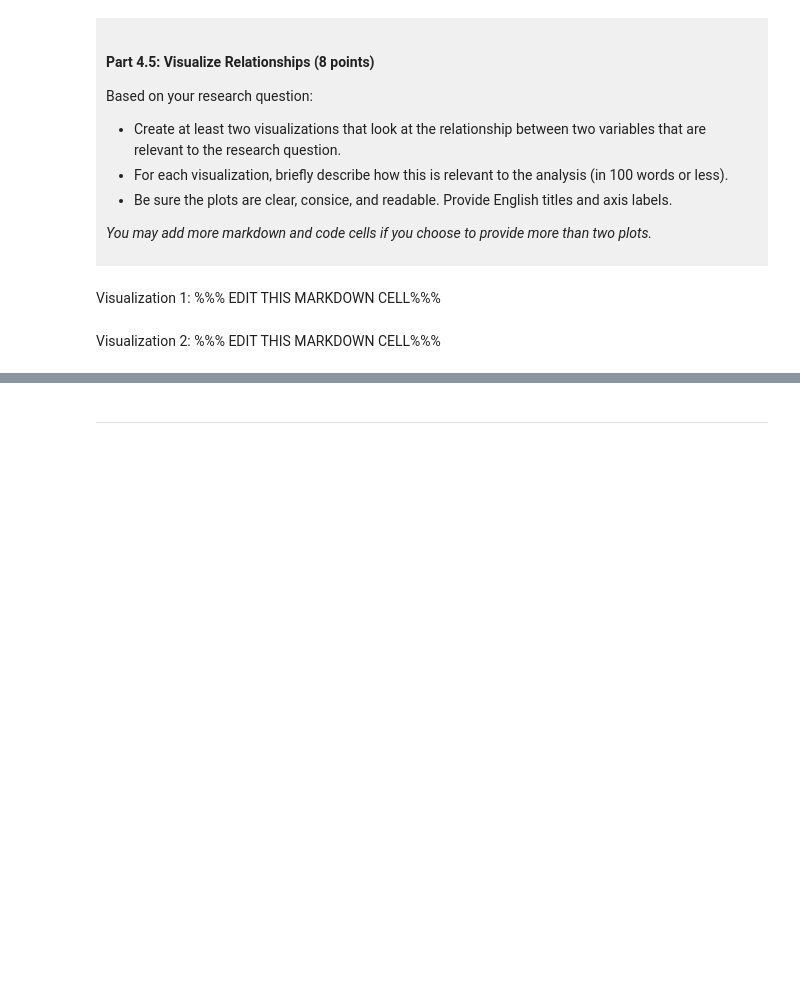
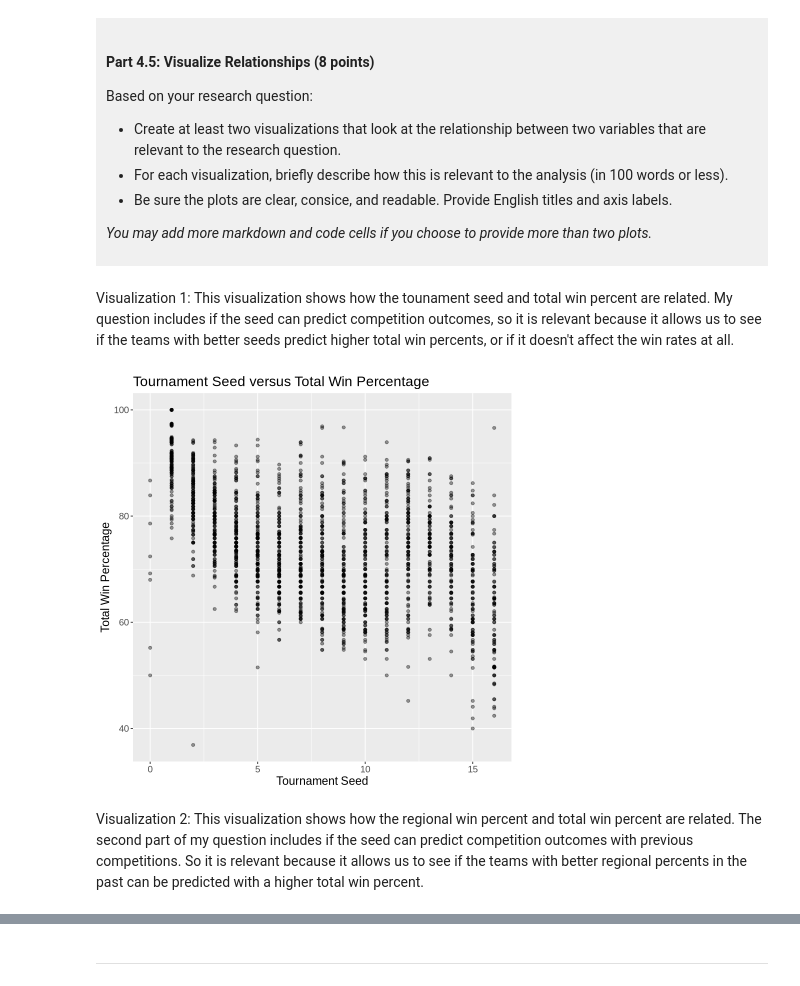
Before and after one commit to wwinnie07/dsci-100-project-winnie-liu, a Jupyter notebook: dsci-100-project-notebook.ipynb, the cells around one changed output, grey strips where cells are left out. Cells and saved outputs as stored; diff of their text form; code cells hidden in the pictures; blank space fills up the shorter version.

```diff
--- a/dsci-100-project-notebook.ipynb
+++ b/dsci-100-project-notebook.ipynb
@@ -361,9 +409,17 @@ Based on your research question:
 *You may add more markdown and code cells if you choose to provide more than two plots.*
 </div>
 # %% [markdown]
-Visualization 1: %%% EDIT THIS MARKDOWN CELL%%%
+Visualization 1: This visualization shows how the tounament seed and total win percent are related. My question includes if the seed can predict competition outcomes, so it is relevant because it allows us to see if the teams with better seeds predict higher total win percents, or if it doesn't affect the win rates at all.
 # %%
-### EDIT THIS CODE CELL FOR VISUALIZATION 1###
+visualization_1 <- ggplot(tidy_womensbasketball, aes(x = seed, y = total_wins_pct)) +
+                  geom_point(alpha = 0.4) +
+                  labs(title = "Tournament Seed versus Total Win Percentage",
+                    x = "Tournament Seed",
+                    y = "Total Win Percentage") +
+                  theme(text = element_text(size = 14))
+visualization_1
+# %% [output]
+[figure, added]
 # %% [markdown]
-Visualization 2: %%% EDIT THIS MARKDOWN CELL%%%
+Visualization 2: This visualization shows how the regional win percent and total win percent are related. The second part of my question includes if the seed can predict competition outcomes with previous competitions. So it is relevant because it allows us to see if the teams with better regional percents in the past can be predicted with a higher total win percent.
 # %%
```
Also changed, not shown: parts of 7 cells of this notebook.
